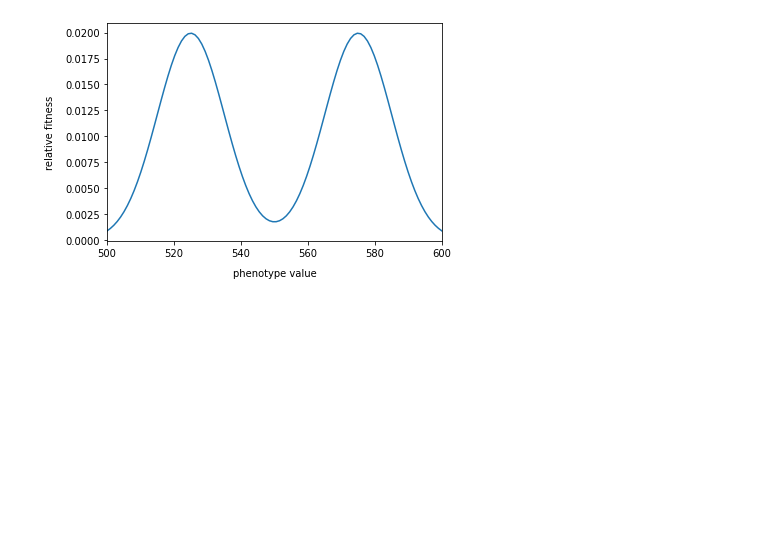
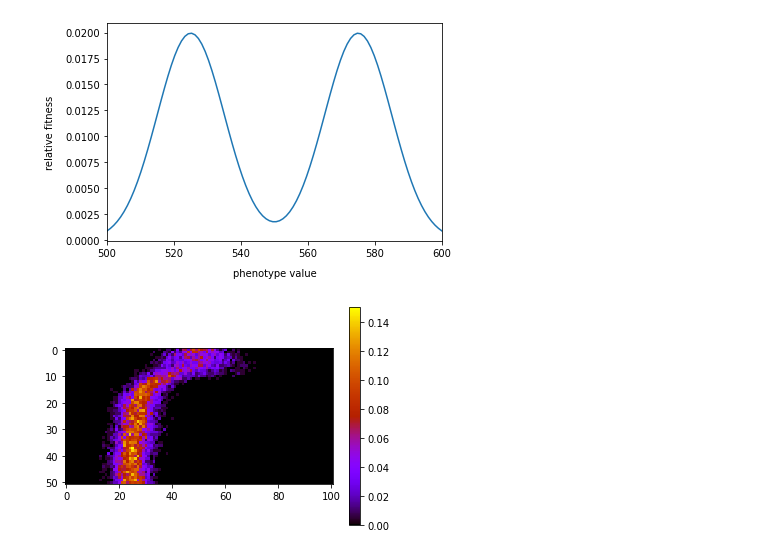
Before and after one commit to porygon-tech/ECO, a Jupyter notebook: demos/tutorial_EVO.ipynb, the cells around one changed output. Saved outputs shown, nothing was run; the diff lists cells and outputs as text; code cells hidden in the pictures; blank space fills up the shorter version.

```diff
--- a/demos/tutorial_EVO.ipynb
+++ b/demos/tutorial_EVO.ipynb
@@ -44,3 +43,9 @@ pop.hist(40)
 pop.showfitness()
 # %% [output]
 [figure]
+# %%
+c=pop.reproduce(50)
+# %%
+evo.showdata(c.history)
+# %% [output]
+[figure, added]
```
Also changed, not shown: parts of 4 cells of this notebook.
